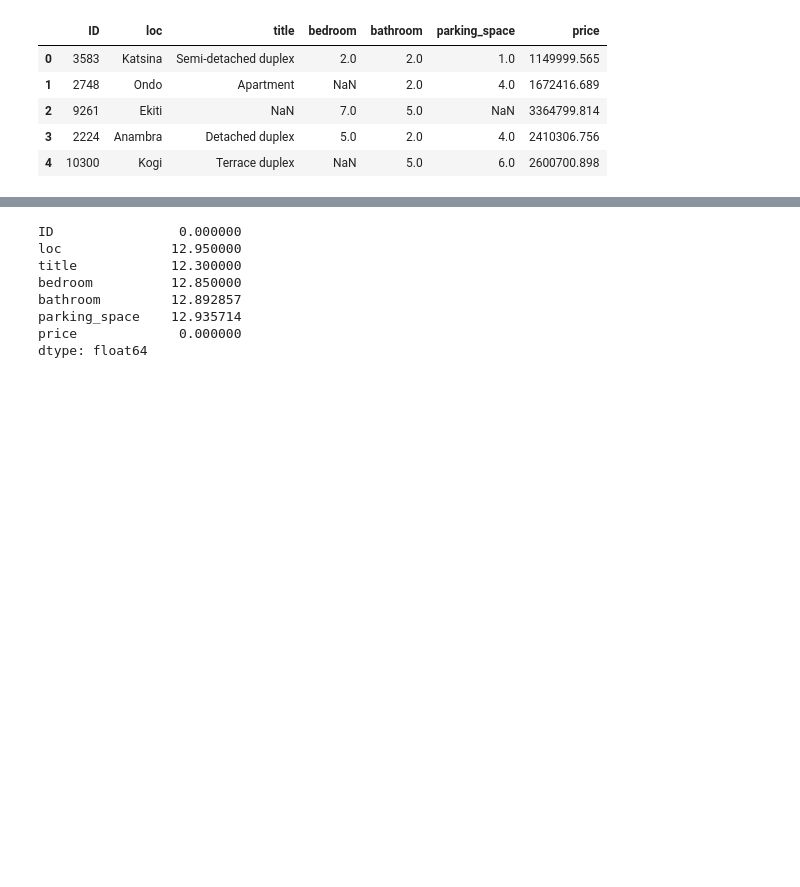
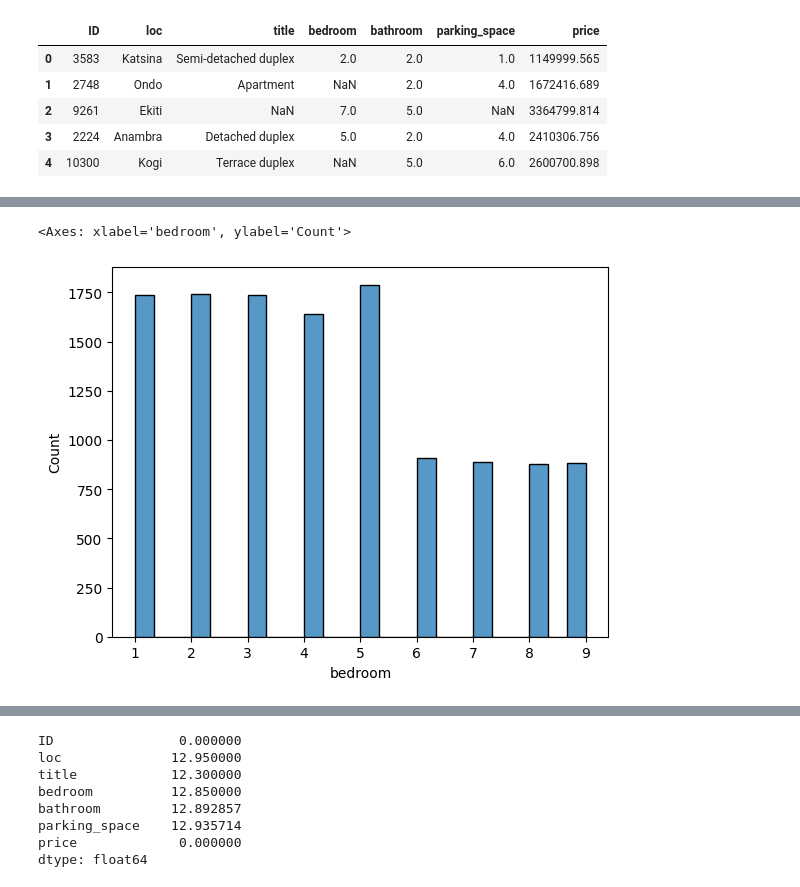
Before and after one commit to favourphilic/Hackathon, a Jupyter notebook: free-ai-classes-in-every-city-hackathon-2023/priceprediction.ipynb, the cells around one changed output, grey strips where cells are left out. Drawn from its saved outputs; the diff is of its cells as text; code cells hidden in the pictures; blank space fills up the shorter version.

```diff
--- a/free-ai-classes-in-every-city-hackathon-2023/priceprediction.ipynb
+++ b/free-ai-classes-in-every-city-hackathon-2023/priceprediction.ipynb
@@ -31,0 +53,5 @@ train.head()
+# %%
+sns.histplot(data=train, x="bedroom")
+# %% [output]
+<Axes: xlabel='bedroom', ylabel='Count'>
+[figure, added]
```
Also changed, not shown: parts of 17 cells of this notebook.
